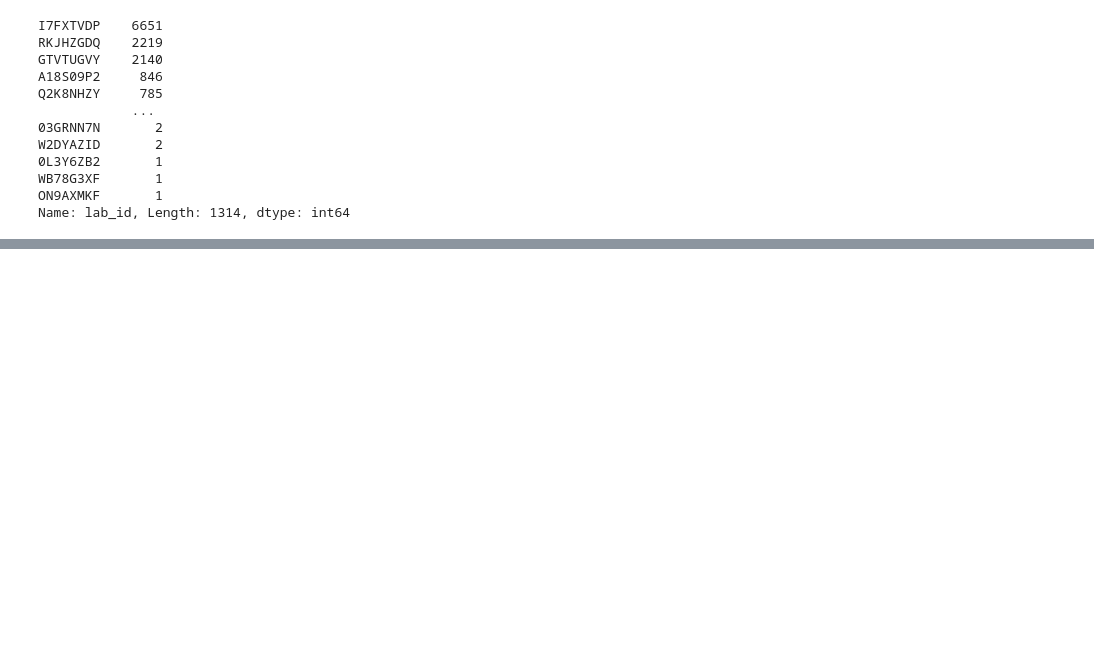
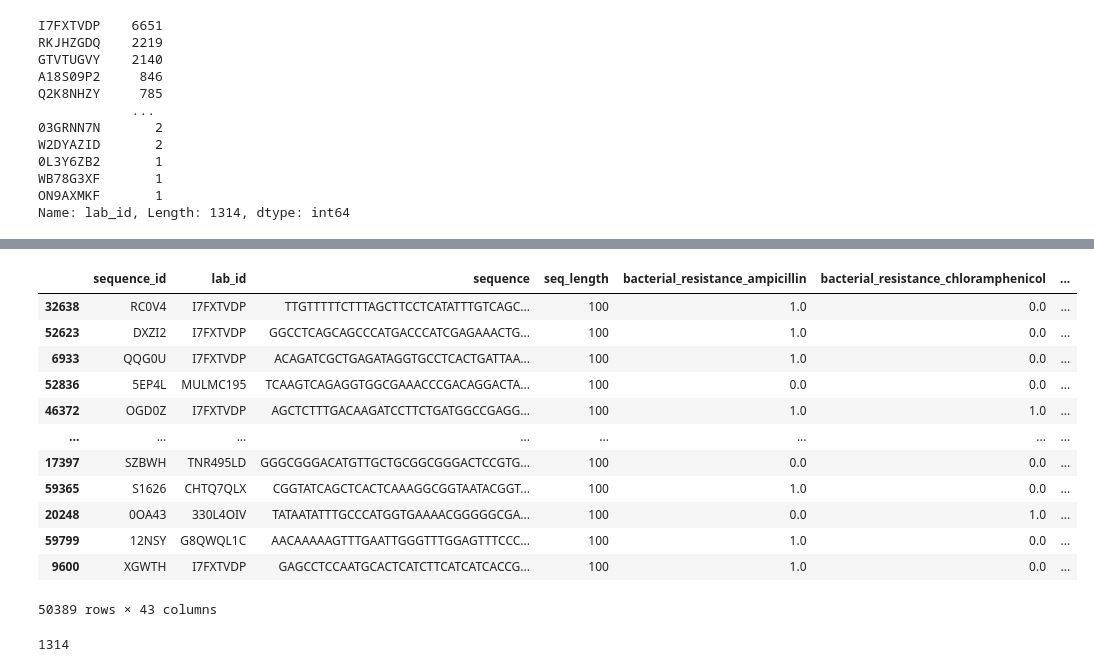
Before and after one commit to linneuholanda/genetic_attribution, a Jupyter notebook: 01_generating_features.ipynb, the cells around one changed output, grey strips where cells are left out. Saved outputs shown, nothing was run; the diff lists cells and outputs as text; code cells hidden in the pictures; blank space fills up the shorter version.

```diff
--- a/01_generating_features.ipynb
+++ b/01_generating_features.ipynb
@@ -296,0 +145,43 @@ def split_labs(train_targets,savedir=split_labs_dir):
+# %%
+def sample_window(array_of_lengths, l):
+    #print("array_of_lengths: ", array_of_lengths)
+    sampled_lower_bounds = [np.random.randint(0,(length - l)) for length in array_of_lengths]
+    sampled_upper_bounds = [lb + l for lb in sampled_lower_bounds]
+    sampled_windows = np.array([sampled_lower_bounds, sampled_upper_bounds]).T
+    return sampled_windows
+
+def generate_snippets(df, l, min_seq_length=None, size=None, replace = False, p=None):
+    if min_seq_length is None:
+        min_seq_length = l+1
+    df_sampled = df[df.seq_length>=min_seq_length].copy()
+    ### selecting indices
+    #a, p, replace = df.index.values, None, False
+    a = df_sampled.index.values
+    if size is None:
+        size = len(a)
+    else:
+        if p == "seq_length":
+            p = df_sampled.seq_length.values/np.sum(df_sampled.seq_length.values)
+            replace = True
+    #print("a: ", a, type(a))
+    #print("size: ", size, type(size))
+    #print("replace: ", replace, type(replace))
+    #print("p: ", p, type(p))
+    sampled_ixs = np.random.choice(a, size, replace, p)
+    #print("sampled_ixs: ", sampled_ixs)
+    df_sampled = df_sampled.loc[sampled_ixs,:]
+    array_of_lengths = df_sampled.seq_length.values
+    #if np.any(array_of_lengths<min_seq_length):
+    #    print("Found one!")
+    sampled_windows = sample_window(array_of_lengths, l)
+    df_sampled.loc[:,"sequence"] = [seq[l:u] for seq,(l,u) in zip(df_sampled.sequence.values, sampled_windows)]
+    df_sampled.loc[:,"seq_length"] = [len(seq) for seq in df_sampled.sequence.values]
+    #return df_sampled,sampled_windows, array_of_lengths, sampled_ixs
+    return df_sampled
+# %%
+%%time
+np.random.seed(8469)
+l = 100
+min_seq_length=None
+#snipps, windows, lengths, sampled_ixs = generate_snippets(df_train, l, min_seq_length, size=None, replace = False, p=None)
+snipps = generate_snippets(df_train, l, min_seq_length, size=None, replace = False, p=None)
@@ -296,0 +193,16 @@ def split_labs(train_targets,savedir=split_labs_dir):
+# %%
+snipps
+# %% [output]
+|  | sequence_id | lab_id | sequence | seq_length | bacterial_resistance_ampicillin | bacterial_resistance_chloramphenicol | ... |
+| 32638 | RC0V4 | I7FXTVDP | TTGTTTTTCTTTAGCTTCCTCATATTTGTCAGC... | 100 | 1.0 | 0.0 | ... |
+| 52623 | DXZI2 | I7FXTVDP | GGCCTCAGCAGCCCATGACCCATCGAGAAACTG... | 100 | 1.0 | 0.0 | ... |
+| 6933 | QQG0U | I7FXTVDP | ACAGATCGCTGAGATAGGTGCCTCACTGATTAA... | 100 | 1.0 | 0.0 | ... |
+| 52836 | 5EP4L | MULMC195 | TCAAGTCAGAGGTGGCGAAACCCGACAGGACTA... | 100 | 0.0 | 0.0 | ... |
+| 46372 | OGD0Z | I7FXTVDP | AGCTCTTTGACAAGATCCTTCTGATGGCCGAGG... | 100 | 1.0 | 1.0 | ... |
+| ... | ... | ... | ... | ... | ... | ... | ... |
+| 17397 | SZBWH | TNR495LD | GGGCGGGACATGTTGCTGCGGCGGGACTCCGTG... | 100 | 0.0 | 0.0 | ... |
+| 59365 | S1626 | CHTQ7QLX | CGGTATCAGCTCACTCAAAGGCGGTAATACGGT... | 100 | 1.0 | 0.0 | ... |
+| 20248 | 0OA43 | 330L4OIV | TATAATATTTGCCCATGGTGAAAACGGGGGCGA... | 100 | 0.0 | 1.0 | ... |
+| 59799 | 12NSY | G8QWQL1C | AACAAAAAGTTTGAATTGGGTTTGGAGTTTCCC... | 100 | 1.0 | 0.0 | ... |
+| 9600 | XGWTH | I7FXTVDP | GAGCCTCCAATGCACTCATCTTCATCATCACCG... | 100 | 1.0 | 0.0 | ... |
+50389 rows × 43 columns
@@ -296,0 +211,4 @@ def split_labs(train_targets,savedir=split_labs_dir):
+# %%
+len(np.unique(snips.lab_id.values))
+# %% [output]
+1314
```
Also changed, not shown: parts of 51 cells of this notebook.
